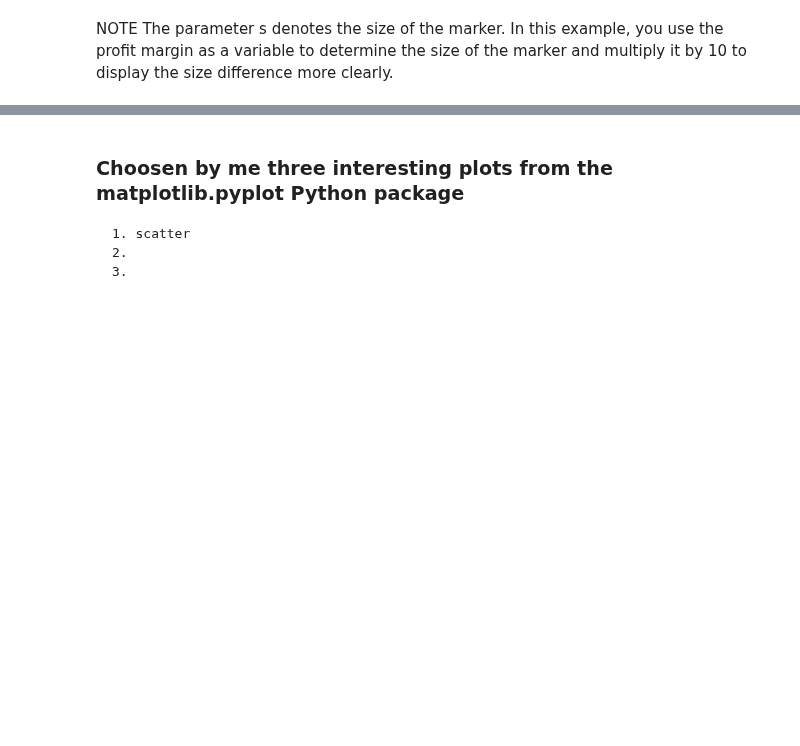
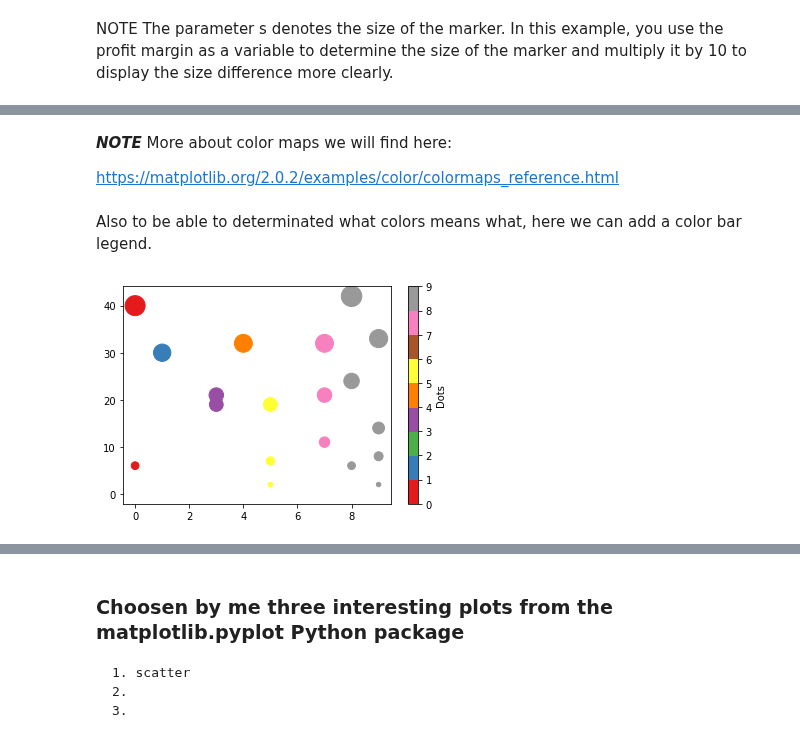
Before and after one commit to DracoNibilis/CAO_Points_Analysis, a Jupyter notebook: pyplot.ipynb, the cells around one changed output, grey strips where cells are left out. Cells and saved outputs as stored; diff of their text form; code cells hidden in the pictures; blank space fills up the shorter version.

```diff
--- a/pyplot.ipynb
+++ b/pyplot.ipynb
@@ -350,2 +383,17 @@ plt.show()
+# %% [markdown]
+***NOTE***
+More about color maps we will find here:
+
+https://matplotlib.org/2.0.2/examples/color/colormaps_reference.html
+# %% [markdown]
+Also to be able to determinated what colors means what, here we can add a color bar legend.
+# %%
+# Add color bar legend.
+plt.scatter(x,y, s=y*10,c=x, cmap='Set1')
+cbar = plt.colorbar()
+cbar.set_label('Dots')
+plt.show()
+# %% [output]
+[figure, added]
 # %%
 # Changing shape.
```
Also changed, not shown: parts of 16 cells of this notebook.
